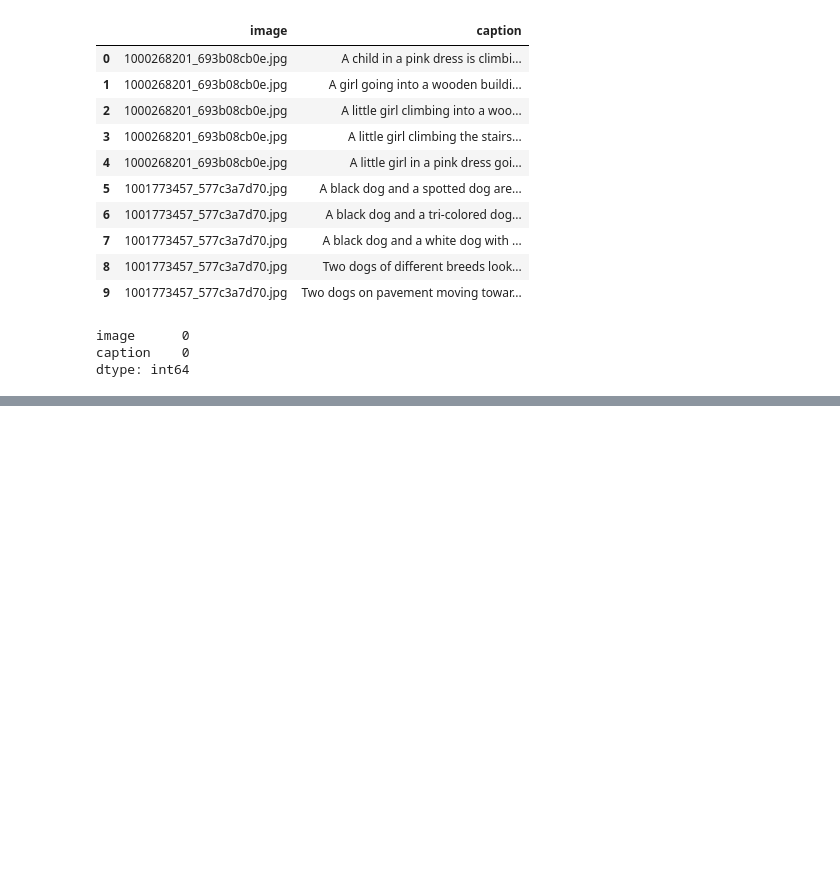
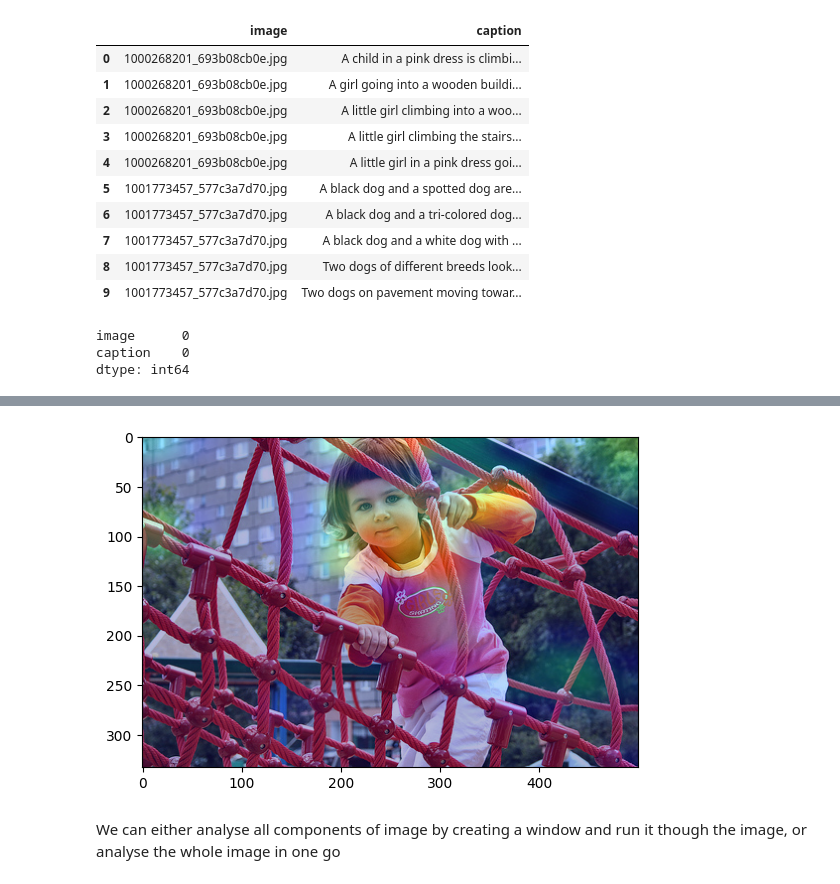
Before and after one commit to prabhatks12/imageCaption, a Jupyter notebook: notebooks/python_image_analysis.ipynb, the cells around one changed output, grey strips where cells are left out. Cells and saved outputs as stored; diff of their text form; code cells hidden in the pictures; blank space fills up the shorter version.

```diff
--- a/notebooks/python_image_analysis.ipynb
+++ b/notebooks/python_image_analysis.ipynb
@@ -43,3 +125,29 @@ plt.imshow(img)
+# %%
+def save_and_display_gradcam(img_path, heatmap, cam_path="cam.jpg", alpha=0.4):
+    # Load the original image
+    img = keras.utils.load_img(img_path)
+    img = keras.utils.img_to_array(img)
+
+    # Rescale heatmap to a range 0-255
+    heatmap = np.uint8(255 * heatmap)
+
+    # Use jet colormap to colorize heatmap
+    jet = colormaps["jet"]
+
+    # Use RGB values of the colormap
+    jet_colors = jet(np.arange(256))[:, :3]
+    jet_heatmap = jet_colors[heatmap]
+
+    # Create an image with RGB colorized heatmap
+    jet_heatmap = keras.utils.array_to_img(jet_heatmap)
+    jet_heatmap = jet_heatmap.resize((img.shape[1], img.shape[0]))
+    jet_heatmap = keras.utils.img_to_array(jet_heatmap)
+
+    # Superimpose the heatmap on original image
+    superimposed_img = jet_heatmap * alpha + img
+    superimposed_img = keras.utils.array_to_img(superimposed_img)
+
+    return superimposed_img
 # %%
 def split_image_func(image, patch_size):
     width, height = image.size
@@ -80,3 +188,12 @@ def get_prediction(image_model, image_path, split_image=False, patch_size=50):
         prediction = image_model.predict(img_array)
         prediction = decode_predictions(prediction, top=5)
     return img, prediction
+# %%
+model_without_last_step =  Model(inputs=model.inputs, outputs=model.layers[-2].output)
+_, img_array = preprocess_image(f"{image_dir}/{first_image}")
+heatmap = make_gradcam_heatmap(img_array, model=model_without_last_step, last_conv_layer_name="block5_conv3", pred_index=260)
+superimposed_img = save_and_display_gradcam(f"{image_dir}/{first_image}", heatmap)
+plt.imshow(superimposed_img)
+_, prediction = get_prediction(model, f"{image_dir}/{first_image}", split_image=False)
+print([pred[1] for pred in prediction[0]])
+# %% [output]
@@ -83 +202,4 @@ def get_prediction(image_model, image_path, split_image=False, patch_size=50):
+[figure, added]
+# %% [markdown]
+We can either analyse all components of image by creating a window and run it though the image, or analyse the whole image in one go
 # %%
```
Also changed, not shown: parts of 22 cells of this notebook, 2 other files.
